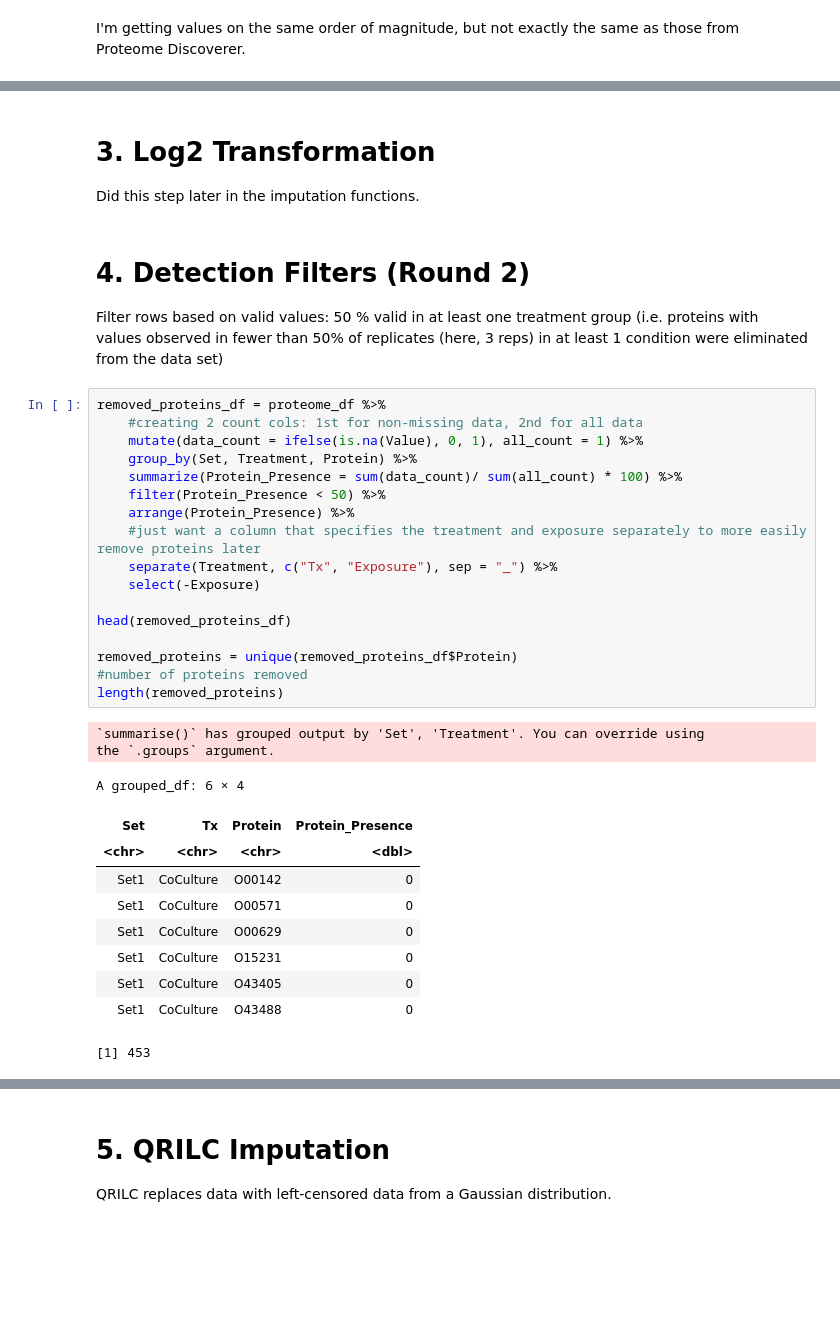
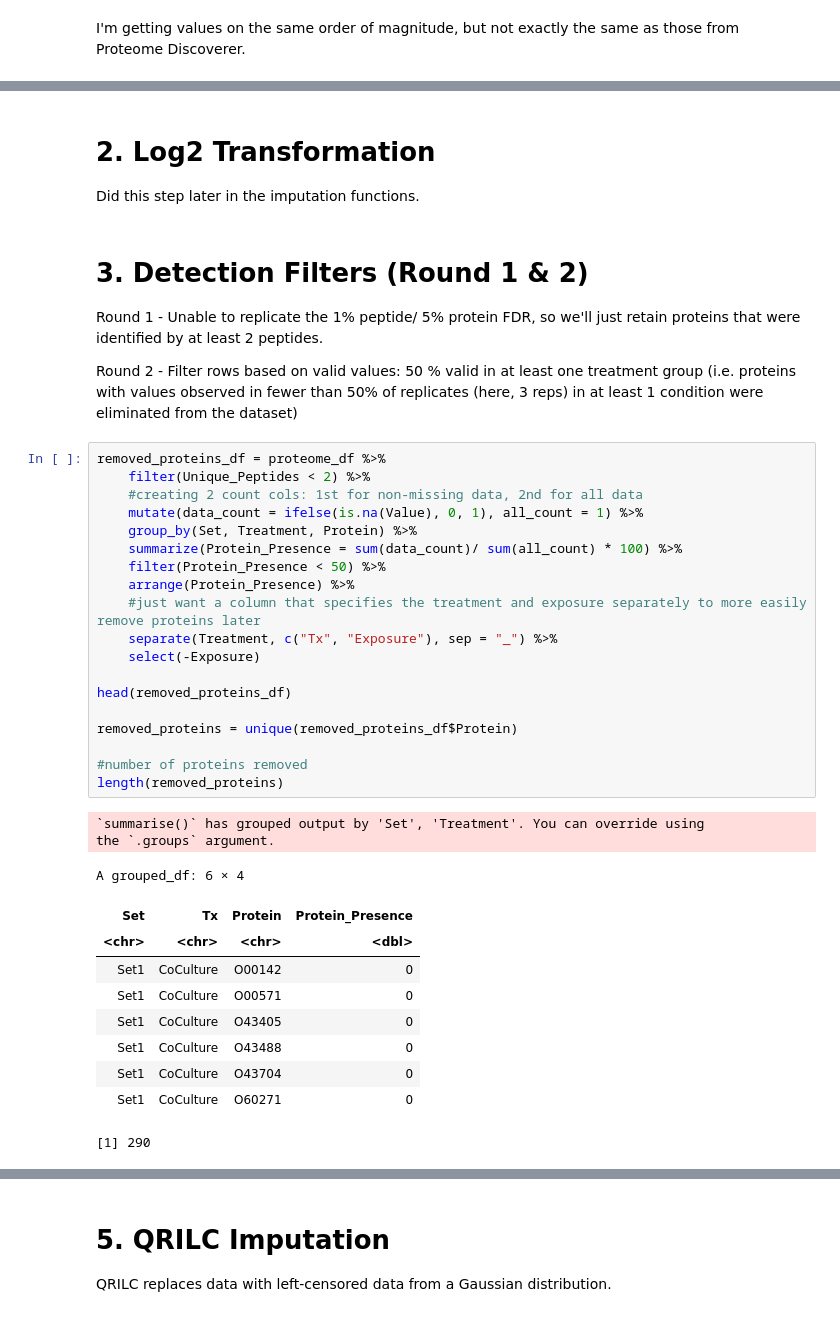
Before and after one commit to alexispayton/Wildfires-and-Extracellular-Vesicles-EVs-Woodsmoke-Alters-EV-Proteomic-Signatures-involved-in-Ext, a Jupyter notebook: 3. Proteomics Data Processing/Data Processing.ipynb, the cells around one changed output, grey strips where cells are left out. Cells and saved outputs as stored; diff of their text form; blank space fills up the shorter version.

```diff
--- a/3. Proteomics Data Processing/Data Processing.ipynb
+++ b/3. Proteomics Data Processing/Data Processing.ipynb
@@ -178,39 +160,43 @@ A grouped_df: 6 × 6
 # %% [markdown]
-# 3. Log2 Transformation
+# 2. Log2 Transformation
 
 Did this step later in the imputation functions.
 # %% [markdown]
-# 4. Detection Filters (Round 2)
+# 3. Detection Filters (Round 1 & 2)
 
-Filter rows based on valid values: 50 % valid in at least one treatment group (i.e. proteins with values observed in fewer than 50% of replicates (here, 3 reps) in at least 1 condition were eliminated from the data set)
+Round 1 - Unable to replicate the 1% peptide/ 5% protein FDR, so we'll just retain proteins that were identified by at least 2 peptides.
+
+Round 2 - Filter rows based on valid values: 50 % valid in at least one treatment group (i.e. proteins with values observed in fewer than 50% of replicates (here, 3 reps) in at least 1 condition were eliminated from the dataset)
 # %%
 removed_proteins_df = proteome_df %>%
+    filter(Unique_Peptides < 2) %>%
     #creating 2 count cols: 1st for non-missing data, 2nd for all data
     mutate(data_count = ifelse(is.na(Value), 0, 1), all_count = 1) %>%
     group_by(Set, Treatment, Protein) %>%
     summarize(Protein_Presence = sum(data_count)/ sum(all_count) * 100) %>%
     filter(Protein_Presence < 50) %>%
     arrange(Protein_Presence) %>%
     #just want a column that specifies the treatment and exposure separately to more easily remove proteins later
     separate(Treatment, c("Tx", "Exposure"), sep = "_") %>%
     select(-Exposure)
 
 head(removed_proteins_df)
 
 removed_proteins = unique(removed_proteins_df$Protein)
+
 #number of proteins removed
 length(removed_proteins)
 # %% [output]
 `summarise()` has grouped output by 'Set', 'Treatment'. You can override using
 the `.groups` argument.
 A grouped_df: 6 × 4
 | Set | Tx | Protein | Protein_Presence |
 | <chr> | <chr> | <chr> | <dbl> |
 | Set1 | CoCulture | O00142 | 0 |
 | Set1 | CoCulture | O00571 | 0 |
-| Set1 | CoCulture | O00629 | 0 |
-| Set1 | CoCulture | O15231 | 0 |
 | Set1 | CoCulture | O43405 | 0 |
 | Set1 | CoCulture | O43488 | 0 |
+| Set1 | CoCulture | O43704 | 0 |
+| Set1 | CoCulture | O60271 | 0 |
-[1] 453
+[1] 290
 # %%
```
Also changed, not shown: parts of 11 cells of this notebook.
